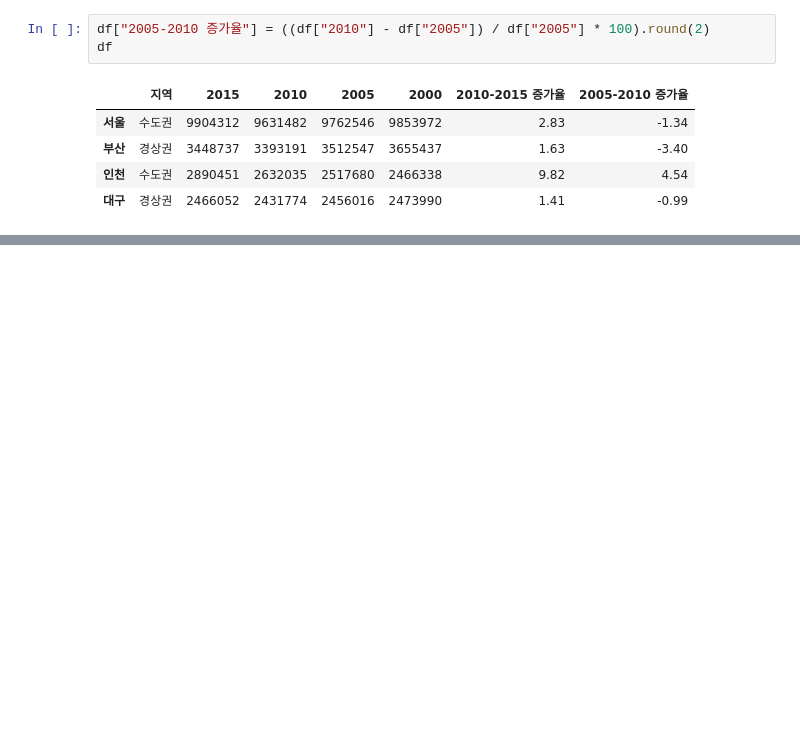
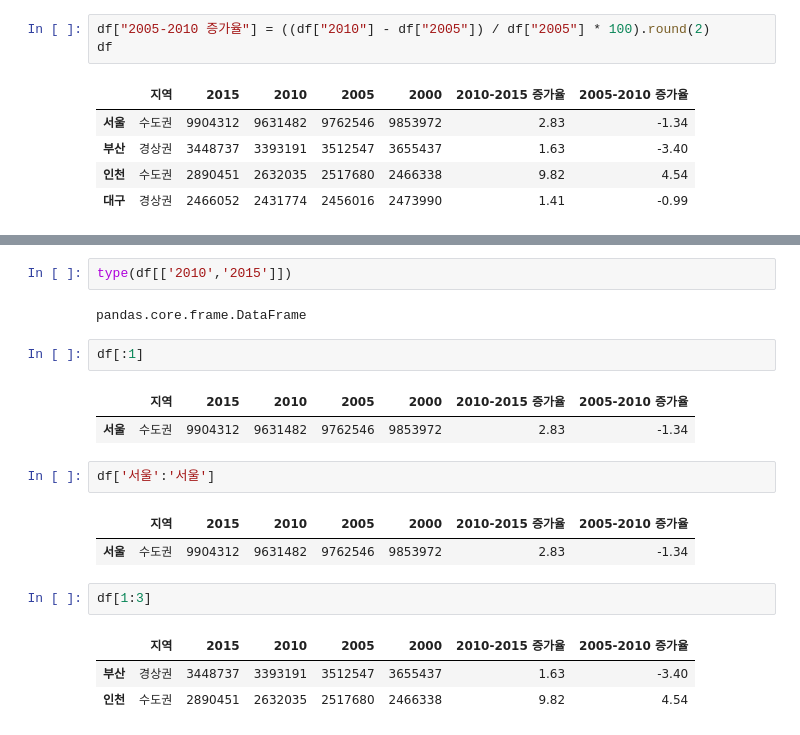
Before and after one commit to deeplog/python, a Jupyter notebook: pandas실습.ipynb, the cells around one changed output, grey strips where cells are left out. Saved outputs shown, nothing was run; the diff lists cells and outputs as text; blank space fills up the shorter version.

Commit message:
numpy, pandas 설명 추가

```diff
--- a/pandas실습.ipynb
+++ b/pandas실습.ipynb
@@ -118,0 +139,20 @@ df
+# %%
+type(df[['2010','2015']])
+# %% [output]
+pandas.core.frame.DataFrame
+# %%
+df[:1]
+# %% [output]
+|  | 지역 | 2015 | 2010 | 2005 | 2000 | 2010-2015 증가율 | 2005-2010 증가율 |
+| 서울 | 수도권 | 9904312 | 9631482 | 9762546 | 9853972 | 2.83 | -1.34 |
+# %%
+df['서울':'서울']
+# %% [output]
+|  | 지역 | 2015 | 2010 | 2005 | 2000 | 2010-2015 증가율 | 2005-2010 증가율 |
+| 서울 | 수도권 | 9904312 | 9631482 | 9762546 | 9853972 | 2.83 | -1.34 |
+# %%
+df[1:3]
+# %% [output]
+|  | 지역 | 2015 | 2010 | 2005 | 2000 | 2010-2015 증가율 | 2005-2010 증가율 |
+| 부산 | 경상권 | 3448737 | 3393191 | 3512547 | 3655437 | 1.63 | -3.40 |
+| 인천 | 수도권 | 2890451 | 2632035 | 2517680 | 2466338 | 9.82 | 4.54 |
```
Also changed, not shown: parts of 38 cells of this notebook, 3 other files.
